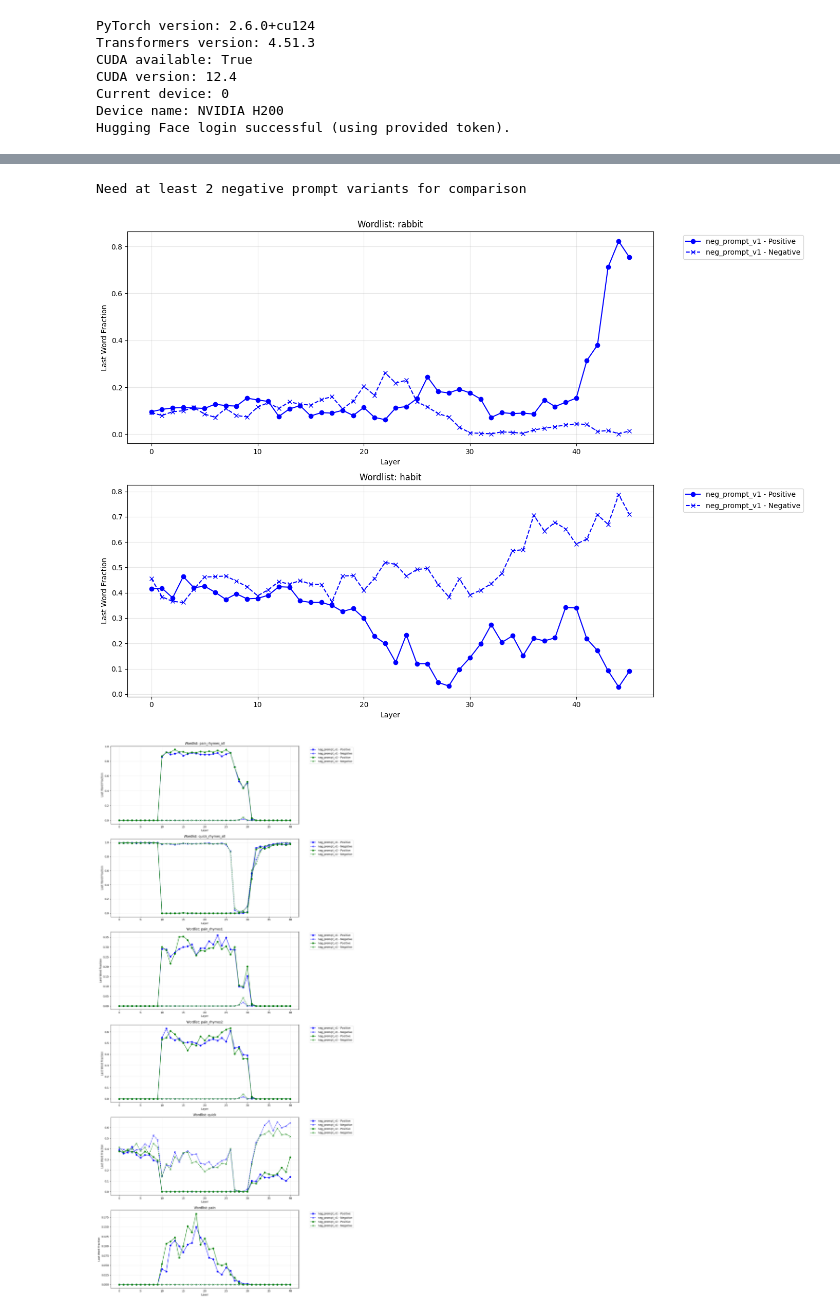
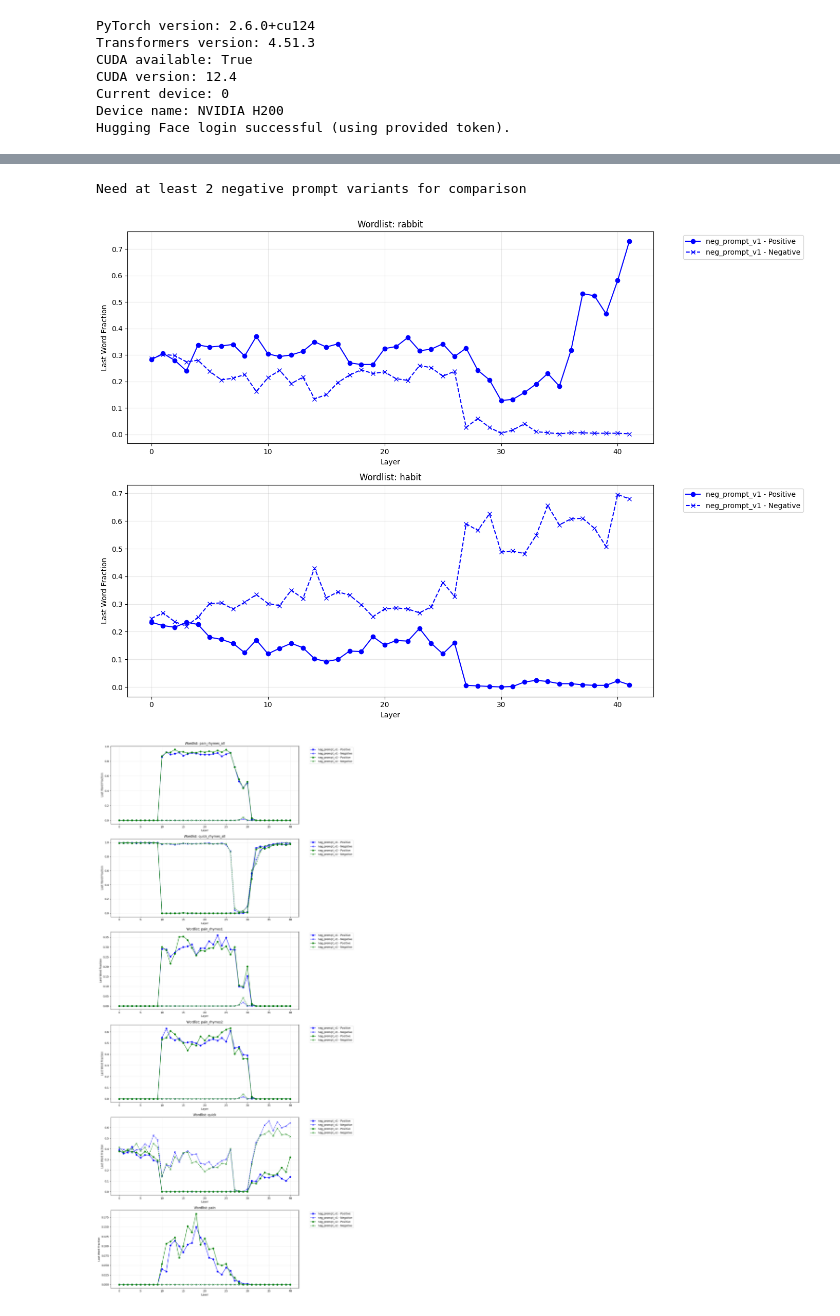
Before and after one commit to Jim-Maar/implicit-planning-in-llms, a Jupyter notebook: experiments_jim/2025-04-23-try_gemma_27b/plot_steeering_across_layers.ipynb, the cells around one changed output, grey strips where cells are left out. Drawn from its saved outputs; the diff is of its cells as text; code cells hidden in the pictures.

```diff
--- a/experiments_jim/2025-04-23-try_gemma_27b/plot_steeering_across_layers.ipynb
+++ b/experiments_jim/2025-04-23-try_gemma_27b/plot_steeering_across_layers.ipynb
@@ -40,7 +40,7 @@ try:
 except Exception as e:
      print(f"Hugging Face login failed. Error: {e}")
 # %%
-MODEL_ID = "google/gemma-2-27b-it" # Or "google/gemma-2-9b" if you prefer the base model
+MODEL_ID = "google/gemma-2-9b-it" # Or "google/gemma-2-9b" if you prefer the base model
 # Set to True if you have limited VRAM (e.g., < 24GB). Requires bitsandbytes
 USE_4BIT_QUANTIZATION = False
 
@@ -856,7 +931,7 @@ results = analyze_layers_for_wordlists(
         positive_prompts=POSITIVE_PROMPTS,
         generation_prompt=GENERATION_PROMPT,
         wordlists_dict=wordlists,
-        num_layers=46,
+        num_layers=model.config.num_hidden_layers,
         steering_multiplier=STEERING_MULTIPLIER,
         save_vectors=True
     )
@@ -1002,19 +1072,19 @@ Steering hook applied to model.layers.10 with multiplier 1.5
 # %%
 # Save results to CSV for future analysis
-results.to_csv("layer_analysis_results_rabbit.csv", index=False)
+results.to_csv("layer_analysis_results_rabbit_9B.csv", index=False)
 
     # Plot combined results
 fig1 = plot_layer_analysis(results)
-plt.savefig("layer_analysis_combined_plot_rabbit.png", dpi=300)
+plt.savefig("layer_analysis_combined_plot_rabbit_9B.png", dpi=300)
 
     # Plot comparative analysis
 fig2 = plot_comparative_analysis(results)
-plt.savefig("layer_analysis_comparison_plot_rabbit.png", dpi=300)
+plt.savefig("layer_analysis_comparison_plot_rabbit_9B.png", dpi=300)
 
 plt.show()
 # %% [output]
 Need at least 2 negative prompt variants for comparison
-[figure, old version]
+[figure, new version]
 # %%
 NEGATIVE_PROMPTS = [get_prompts(lines_that_rhyme_with_pain[:23]),get_prompts(lines_that_rhyme_with_pain[23:])]
 
```
Also changed, not shown: parts of 10 cells of this notebook, 46 other files.
